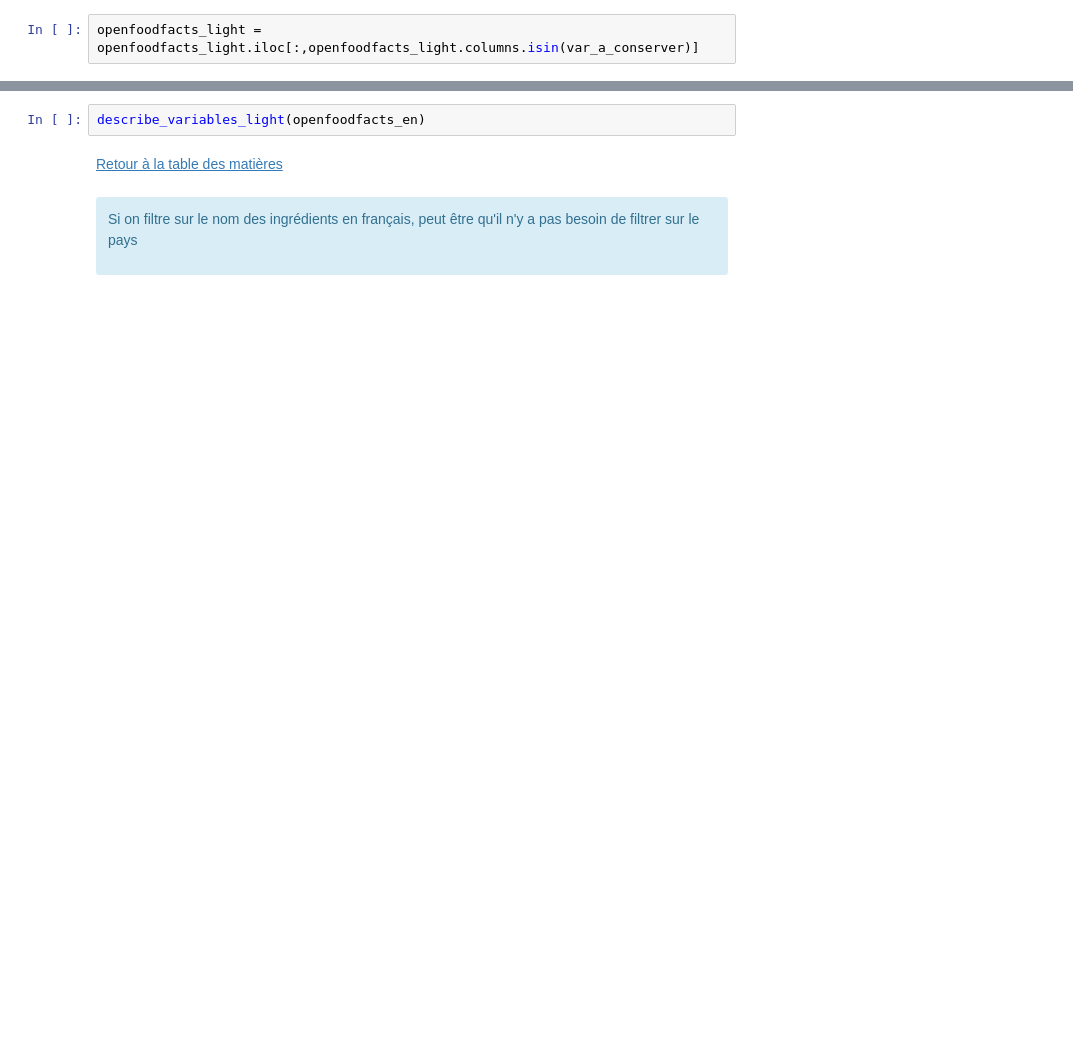
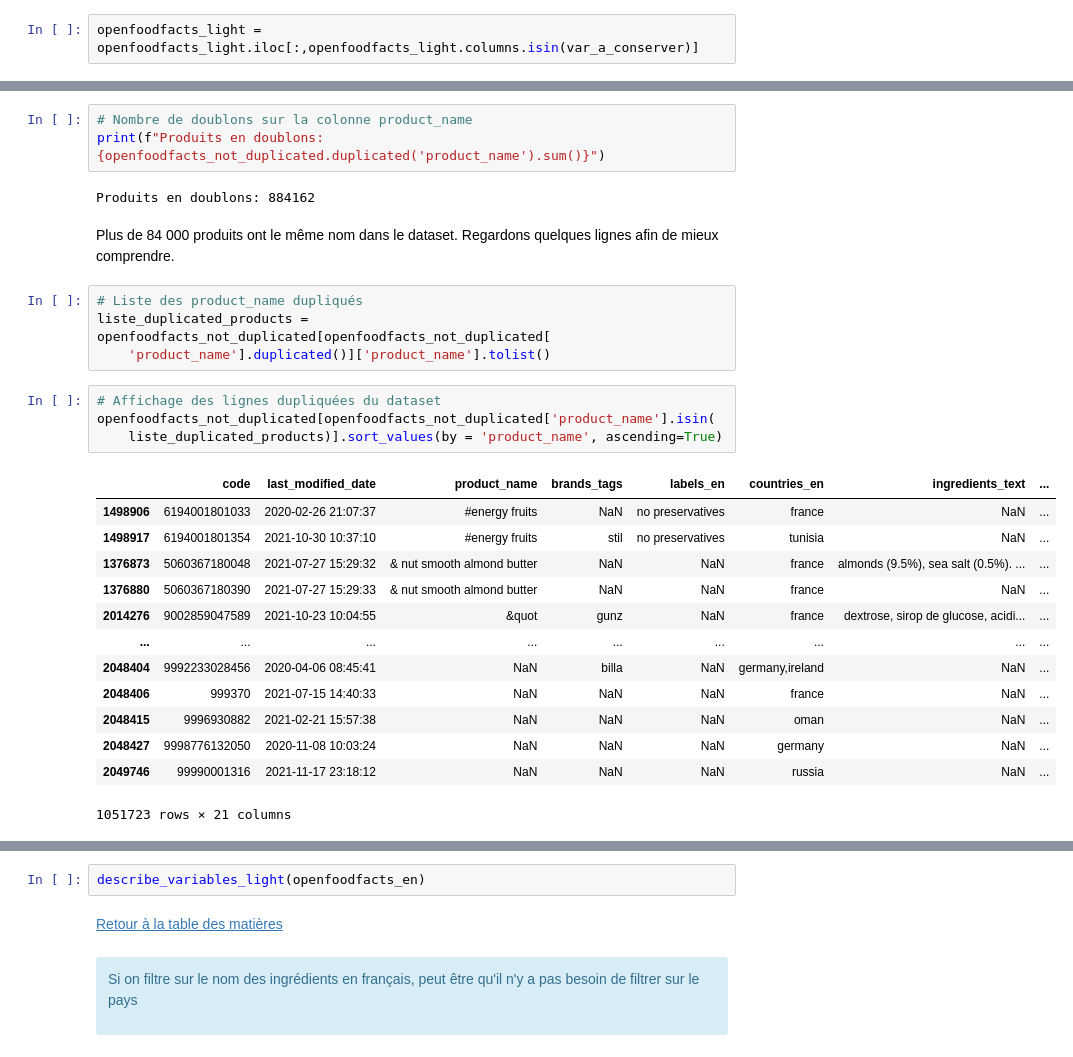
Before and after one commit to Milie-Mimi/OC_DS_Project3, a Jupyter notebook: Projet_3_Cleaning_EGR.ipynb, the cells around one changed output, grey strips where cells are left out. Saved outputs shown, nothing was run; the diff lists cells and outputs as text; blank space fills up the shorter version.

```diff
--- a/Projet_3_Cleaning_EGR.ipynb
+++ b/Projet_3_Cleaning_EGR.ipynb
@@ -1440,0 +1456,29 @@ openfoodfacts_light.shape[0] - openfoodfacts_not_duplicated.shape[0]
+# %%
+# Nombre de doublons sur la colonne product_name
+print(f"Produits en doublons: {openfoodfacts_not_duplicated.duplicated('product_name').sum()}")
+# %% [output]
+Produits en doublons: 884162
+# %% [markdown]
+Plus de 84 000 produits ont le même nom dans le dataset. Regardons quelques lignes afin de mieux comprendre.
+# %%
+# Liste des product_name dupliqués
+liste_duplicated_products = openfoodfacts_not_duplicated[openfoodfacts_not_duplicated[
+    'product_name'].duplicated()]['product_name'].tolist()
+# %%
+# Affichage des lignes dupliquées du dataset
+openfoodfacts_not_duplicated[openfoodfacts_not_duplicated['product_name'].isin(
+    liste_duplicated_products)].sort_values(by = 'product_name', ascending=True)
+# %% [output]
+|  | code | last_modified_date | product_name | brands_tags | labels_en | countries_en | ingredients_text | ... |
+| 1498906 | 6194001801033 | 2020-02-26 21:07:37 | #energy fruits | NaN | no preservatives | france | NaN | ... |
+| 1498917 | 6194001801354 | 2021-10-30 10:37:10 | #energy fruits | stil | no preservatives | tunisia | NaN | ... |
+| 1376873 | 5060367180048 | 2021-07-27 15:29:32 | & nut smooth almond butter | NaN | NaN | france | almonds (9.5%), sea salt (0.5%). ... | ... |
+| 1376880 | 5060367180390 | 2021-07-27 15:29:33 | & nut smooth almond butter | NaN | NaN | france | NaN | ... |
+| 2014276 | 9002859047589 | 2021-10-23 10:04:55 | &quot | gunz | NaN | france | dextrose, sirop de glucose, acidi... | ... |
+| ... | ... | ... | ... | ... | ... | ... | ... | ... |
+| 2048404 | 9992233028456 | 2020-04-06 08:45:41 | NaN | billa | NaN | germany,ireland | NaN | ... |
+| 2048406 | 999370 | 2021-07-15 14:40:33 | NaN | NaN | NaN | france | NaN | ... |
+| 2048415 | 9996930882 | 2021-02-21 15:57:38 | NaN | NaN | NaN | oman | NaN | ... |
+| 2048427 | 9998776132050 | 2020-11-08 10:03:24 | NaN | NaN | NaN | germany | NaN | ... |
+| 2049746 | 99990001316 | 2021-11-17 23:18:12 | NaN | NaN | NaN | russia | NaN | ... |
+1051723 rows × 21 columns
```
Also changed, not shown: parts of 59 cells of this notebook.
